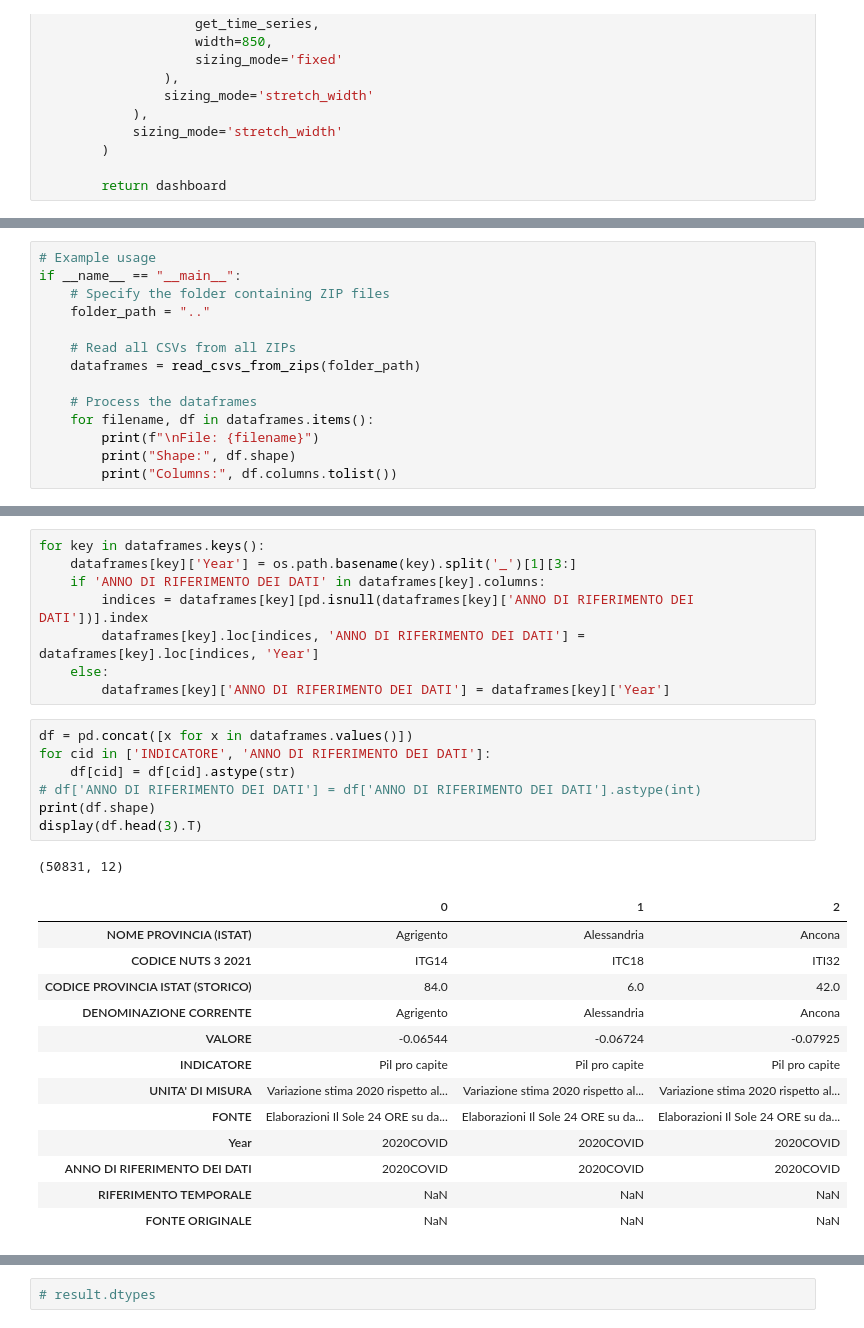
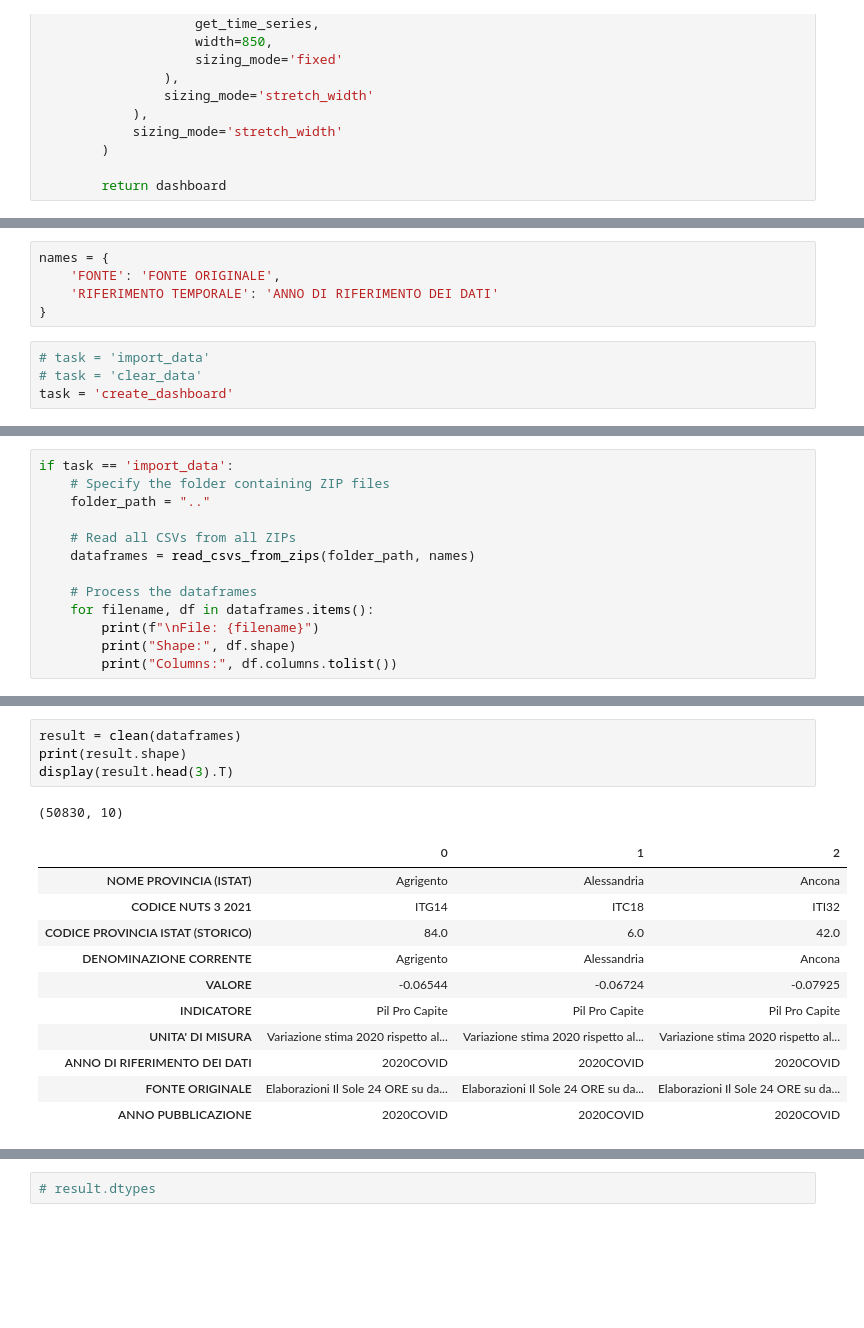
Before and after one commit to EmanueleCannizzaro/quality_of_life, a Jupyter notebook: notebooks/qdv.ipynb, the cells around one changed output, grey strips where cells are left out. Cells and saved outputs as stored; diff of their text form; blank space fills up the shorter version.

Commit message:
Improved dashboard

```diff
--- a/notebooks/qdv.ipynb
+++ b/notebooks/qdv.ipynb
@@ -301,0 +578,9 @@ class ItalianProvincesDashboard:
+# %%
+names = {
+    'FONTE': 'FONTE ORIGINALE',
+    'RIFERIMENTO TEMPORALE': 'ANNO DI RIFERIMENTO DEI DATI'
+}
+# %%
+# task = 'import_data'
+# task = 'clear_data'
+task = 'create_dashboard'
@@ -302,11 +590,10 @@ class ItalianProvincesDashboard:
 # %%
-# Example usage
-if __name__ == "__main__":
+if task == 'import_data':
     # Specify the folder containing ZIP files
     folder_path = ".."
 
     # Read all CSVs from all ZIPs
-    dataframes = read_csvs_from_zips(folder_path)
+    dataframes = read_csvs_from_zips(folder_path, names)
 
     # Process the dataframes
     for filename, df in dataframes.items():
@@ -334,30 +621,17 @@ Columns: ['NOME PROVINCIA (ISTAT)', 'CODICE NUTS 3 2021', 'CODICE PROVINCIA ISTA
-# %%
-for key in dataframes.keys():
-    dataframes[key]['Year'] = os.path.basename(key).split('_')[1][3:]
-    if 'ANNO DI RIFERIMENTO DEI DATI' in dataframes[key].columns:
-        indices = dataframes[key][pd.isnull(dataframes[key]['ANNO DI RIFERIMENTO DEI DATI'])].index
-        dataframes[key].loc[indices, 'ANNO DI RIFERIMENTO DEI DATI'] = dataframes[key].loc[indices, 'Year']
-    else:
-        dataframes[key]['ANNO DI RIFERIMENTO DEI DATI'] = dataframes[key]['Year']
 # %%
-df = pd.concat([x for x in dataframes.values()])
-for cid in ['INDICATORE', 'ANNO DI RIFERIMENTO DEI DATI']:
-    df[cid] = df[cid].astype(str)
-# df['ANNO DI RIFERIMENTO DEI DATI'] = df['ANNO DI RIFERIMENTO DEI DATI'].astype(int)
-print(df.shape)
-display(df.head(3).T)
+result = clean(dataframes)
+print(result.shape)
+display(result.head(3).T)
 # %% [output]
-(50831, 12)
+(50830, 10)
 |  | 0 | 1 | 2 |
 | NOME PROVINCIA (ISTAT) | Agrigento | Alessandria | Ancona |
 | CODICE NUTS 3 2021 | ITG14 | ITC18 | ITI32 |
 | CODICE PROVINCIA ISTAT (STORICO) | 84.0 | 6.0 | 42.0 |
 | DENOMINAZIONE CORRENTE | Agrigento | Alessandria | Ancona |
 | VALORE | -0.06544 | -0.06724 | -0.07925 |
-| INDICATORE | Pil pro capite | Pil pro capite | Pil pro capite |
+| INDICATORE | Pil Pro Capite | Pil Pro Capite | Pil Pro Capite |
 | UNITA' DI MISURA | Variazione stima 2020 rispetto al... | Variazione stima 2020 rispetto al... | Variazione stima 2020 rispetto al... |
-| FONTE | Elaborazioni Il Sole 24 ORE su da... | Elaborazioni Il Sole 24 ORE su da... | Elaborazioni Il Sole 24 ORE su da... |
-| Year | 2020COVID | 2020COVID | 2020COVID |
 | ANNO DI RIFERIMENTO DEI DATI | 2020COVID | 2020COVID | 2020COVID |
-| RIFERIMENTO TEMPORALE | NaN | NaN | NaN |
-| FONTE ORIGINALE | NaN | NaN | NaN |
+| FONTE ORIGINALE | Elaborazioni Il Sole 24 ORE su da... | Elaborazioni Il Sole 24 ORE su da... | Elaborazioni Il Sole 24 ORE su da... |
+| ANNO PUBBLICAZIONE | 2020COVID | 2020COVID | 2020COVID |
```
Also changed, not shown: parts of 23 cells of this notebook, 1 other file.
